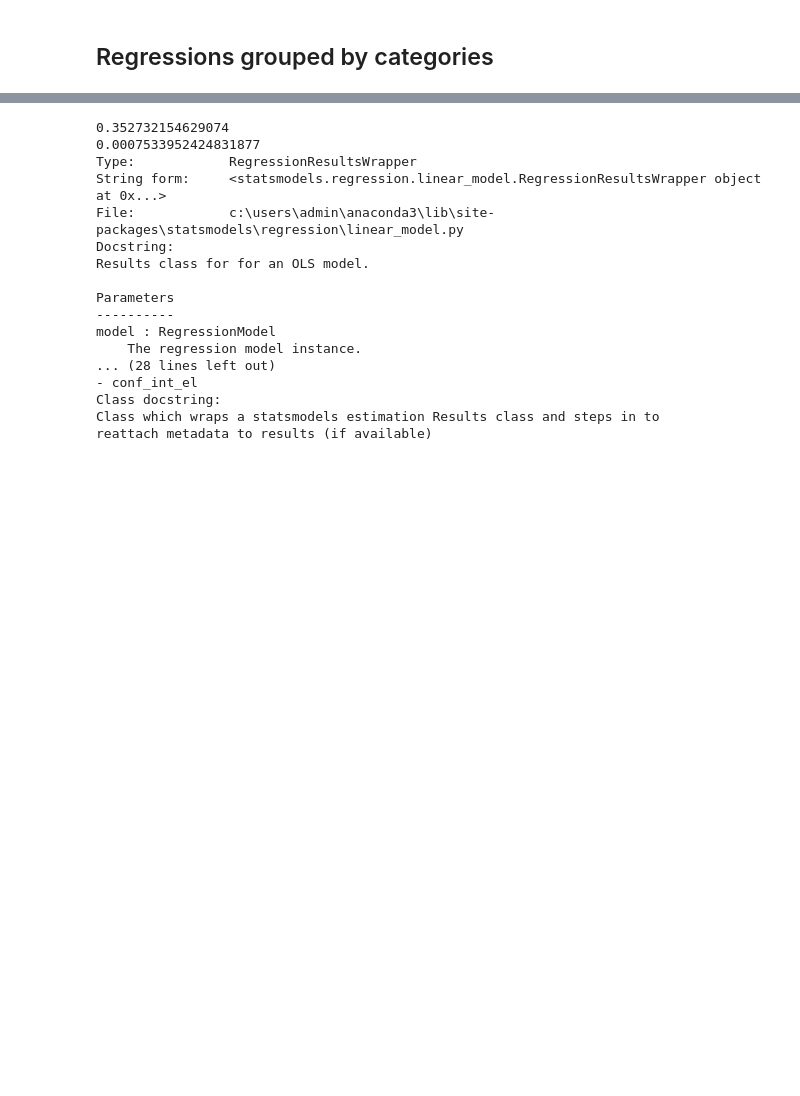
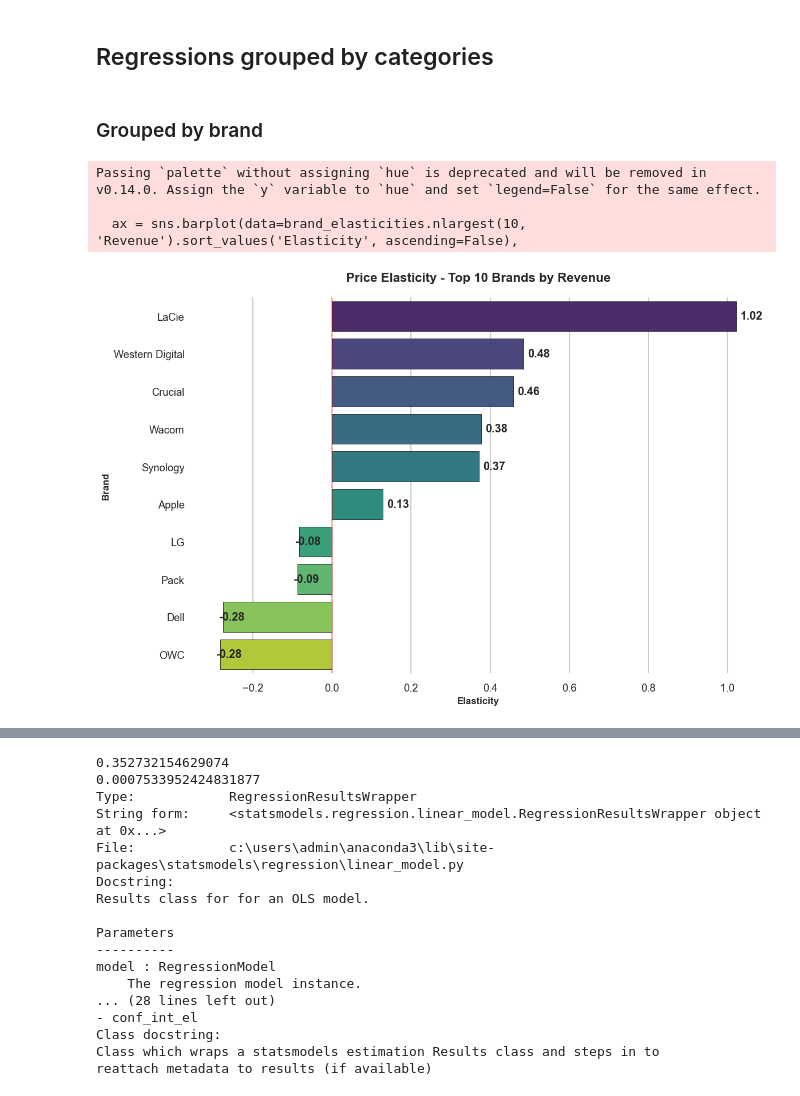
Before and after one commit to smnfrse/eniac_cleaning, a Jupyter notebook: notebooks/Discount regression.ipynb, the cells around one changed output, grey strips where cells are left out. Saved outputs shown, nothing was run; the diff lists cells and outputs as text; code cells hidden in the pictures; blank space fills up the shorter version.

```diff
--- a/notebooks/Discount regression.ipynb
+++ b/notebooks/Discount regression.ipynb
@@ -127,2 +127,4 @@ plot_nformat(weekly_df)
 # %% [markdown]
 ## Regressions grouped by categories
+# %% [markdown]
+### Grouped by brand
@@ -128,0 +134,44 @@ plot_nformat(weekly_df)
+# %%
+
+
+# Set style and context for better appearance
+sns.set_style("whitegrid")
+sns.set_context("talk", font_scale=0.8)
+
+# Sort by elasticity and create the plot
+plt.figure(figsize=(12, 8))
+
+ax = sns.barplot(data=brand_elasticities.nlargest(10, 'Revenue').sort_values('Elasticity', ascending=False),
+            x='Elasticity',
+            y='long',
+            palette="viridis",
+            edgecolor='black',
+            linewidth=0.5)
+
+# Customize the plot
+plt.title('Price Elasticity - Top 10 Brands by Revenue',
+          fontsize=16, fontweight='bold', pad=20)
+plt.xlabel('Elasticity', fontsize=12, fontweight='bold')
+plt.ylabel('Brand', fontsize=12, fontweight='bold')
+
+# Add value labels on bars
+for i, v in enumerate(brand_elasticities.nlargest(10, 'Revenue')
+                      .sort_values('Elasticity', ascending=False)['Elasticity']):
+    ax.text(v + 0.01 * (1 if v >= 0 else -1), i,
+            f'{v:.2f}',
+            va='center',
+            fontweight='bold')
+
+# Add vertical line at x=0 for reference
+plt.axvline(x=0, color='red', linestyle='--', alpha=0.7, linewidth=1)
+
+# Adjust layout
+sns.despine(left=True, bottom=True)
+plt.tight_layout()
+
+plt.show()
+# %% [output]
+Passing `palette` without assigning `hue` is deprecated and will be removed in v0.14.0. Assign the `y` variable to `hue` and set `legend=False` for the same effect.
+
+  ax = sns.barplot(data=brand_elasticities.nlargest(10, 'Revenue').sort_values('Elasticity', ascending=False),
+[figure, added]
```
Also changed, not shown: parts of 19 cells of this notebook, 42 other files.
